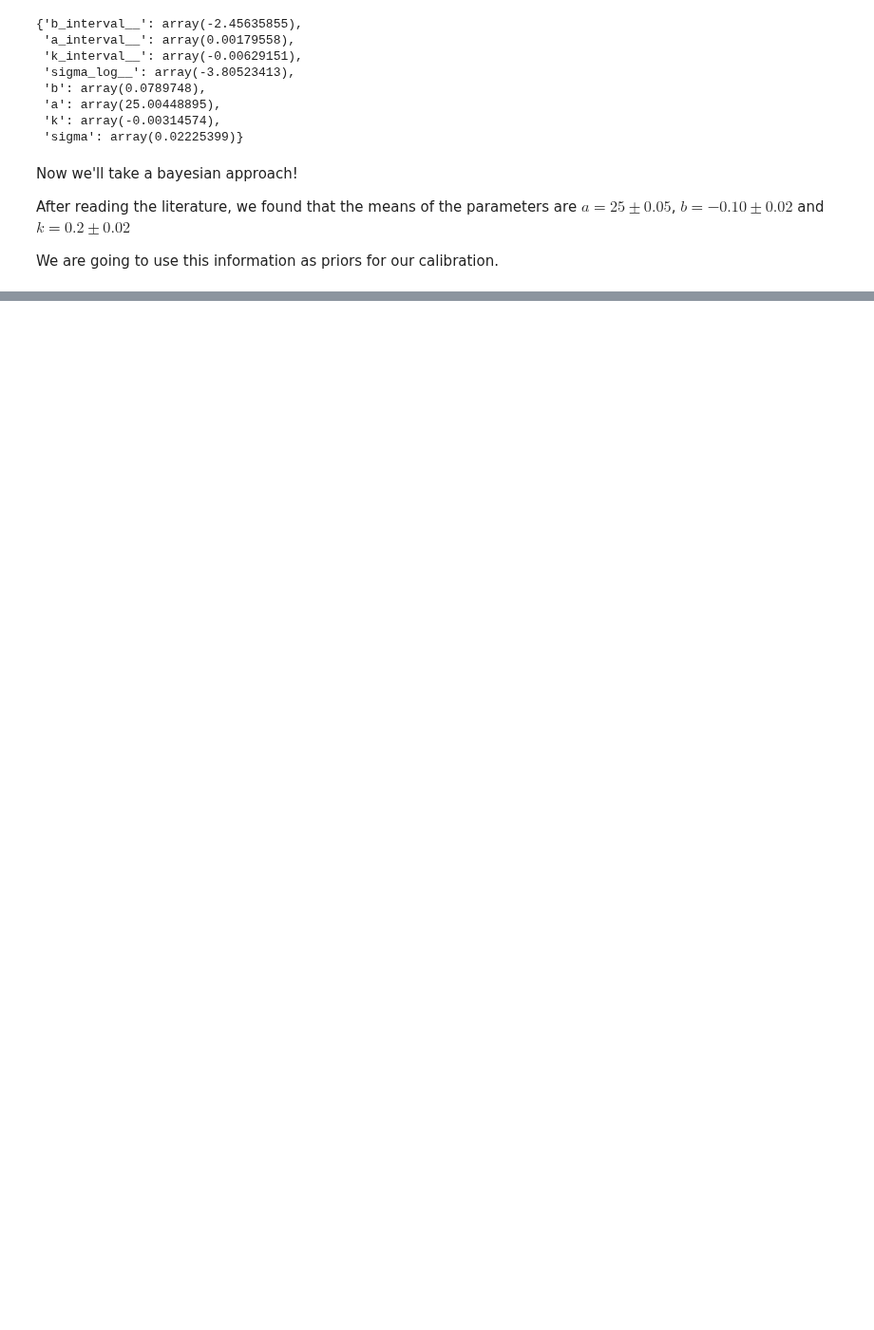
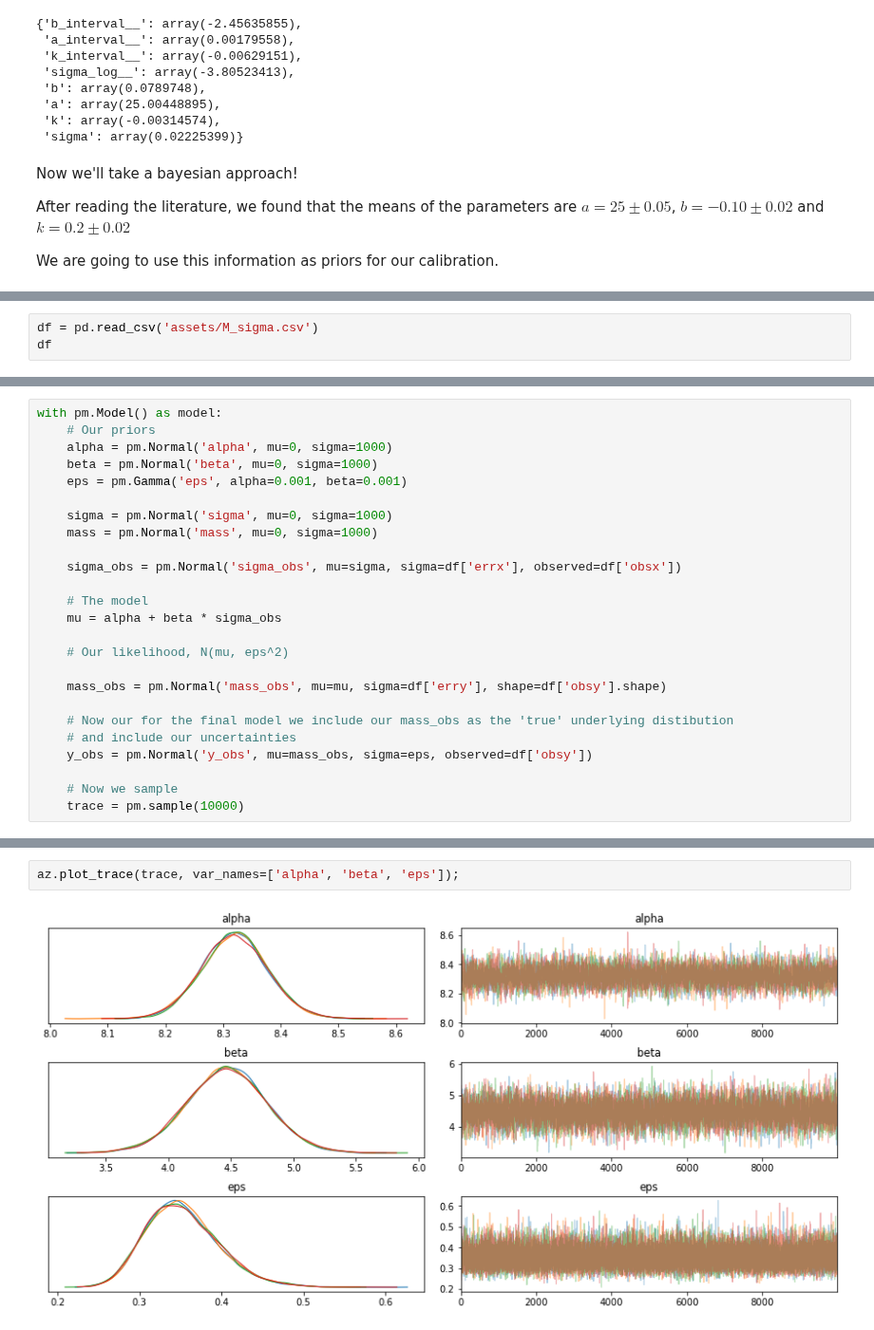
Before and after one commit to thevalentino/AS450-astroinformatica, a Jupyter notebook: AU02-Regression-and-Bayes-demo.ipynb, the cells around one changed output, grey strips where cells are left out. Shown at 95% size. Saved outputs shown, nothing was run; the diff lists cells and outputs as text; blank space fills up the shorter version.

```diff
--- a/AU02-Regression-and-Bayes-demo.ipynb
+++ b/AU02-Regression-and-Bayes-demo.ipynb
@@ -259,0 +266,3 @@ Now we can compare to our values from the MAP and see the effects on modeling wi
+# %%
+df = pd.read_csv('assets/M_sigma.csv')
+df
@@ -259,0 +291,25 @@ Now we can compare to our values from the MAP and see the effects on modeling wi
+# %%
+with pm.Model() as model:
+    # Our priors
+    alpha = pm.Normal('alpha', mu=0, sigma=1000)
+    beta = pm.Normal('beta', mu=0, sigma=1000)
+    eps = pm.Gamma('eps', alpha=0.001, beta=0.001)
+
+    sigma = pm.Normal('sigma', mu=0, sigma=1000)
+    mass = pm.Normal('mass', mu=0, sigma=1000)
+
+    sigma_obs = pm.Normal('sigma_obs', mu=sigma, sigma=df['errx'], observed=df['obsx'])
+
+    # The model
+    mu = alpha + beta * sigma_obs
+
+    # Our likelihood, N(mu, eps^2)
+
+    mass_obs = pm.Normal('mass_obs', mu=mu, sigma=df['erry'], shape=df['obsy'].shape)
+
+    # Now our for the final model we include our mass_obs as the 'true' underlying distibution
+    # and include our uncertainties
+    y_obs = pm.Normal('y_obs', mu=mass_obs, sigma=eps, observed=df['obsy'])
+
+    # Now we sample
+    trace = pm.sample(10000)
@@ -259,0 +324,4 @@ Now we can compare to our values from the MAP and see the effects on modeling wi
+# %%
+az.plot_trace(trace, var_names=['alpha', 'beta', 'eps']);
+# %% [output]
+[figure, added]
```
Also changed, not shown: parts of 25 cells of this notebook, 1 other file.
